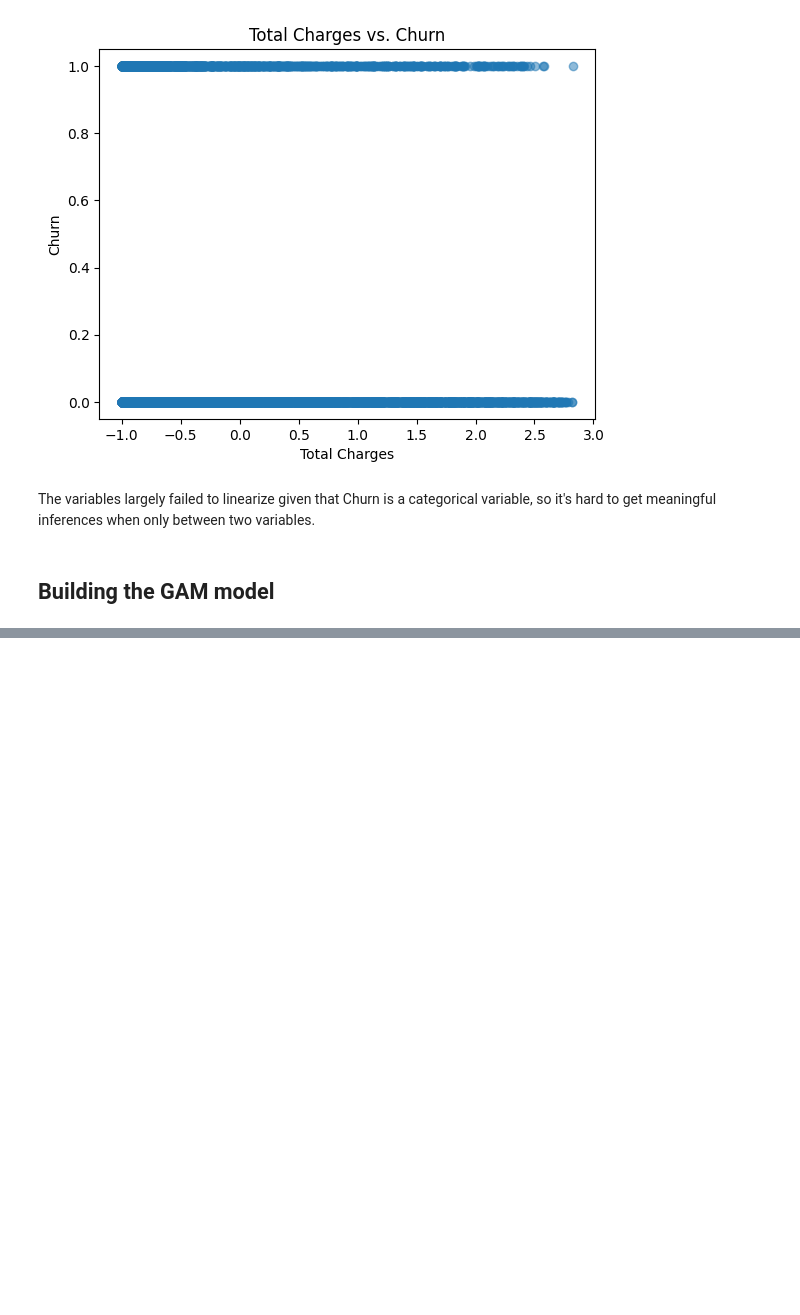
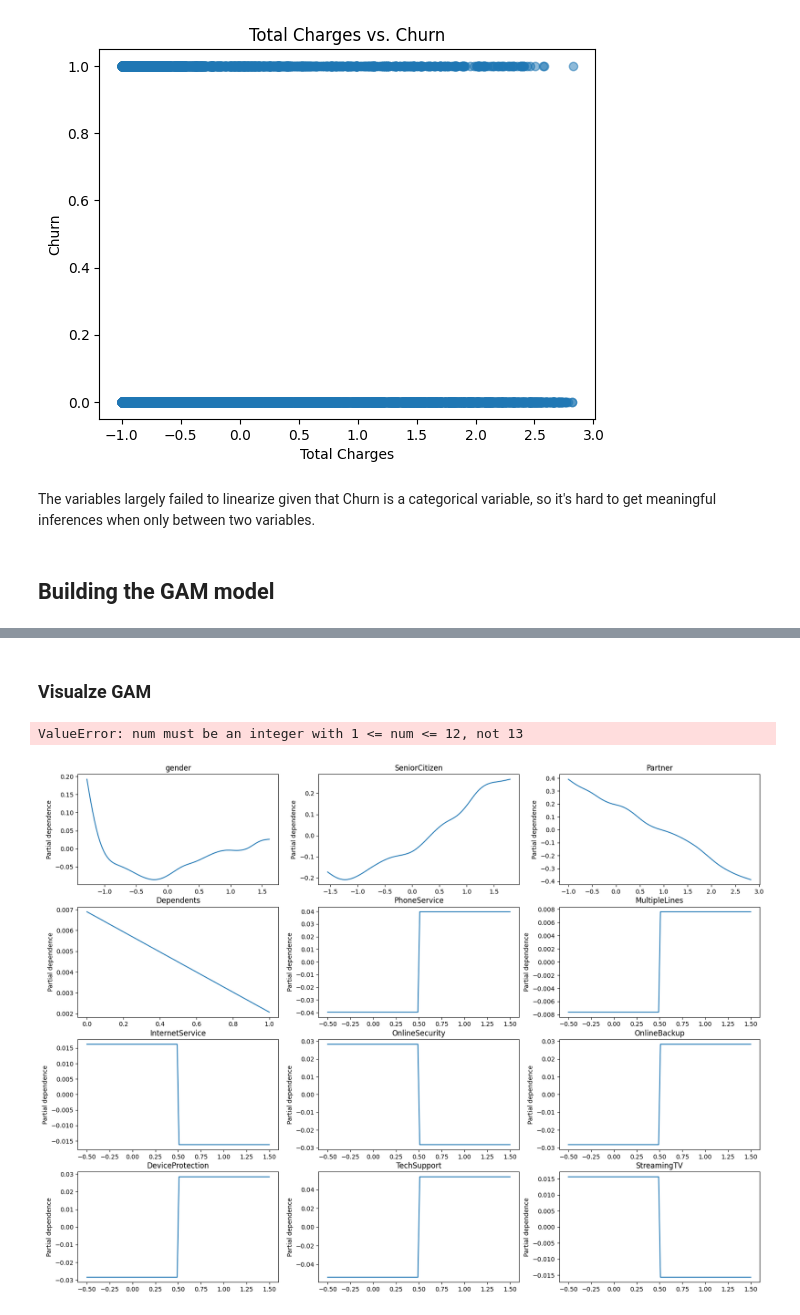
Before and after one commit to jothig22/Assumption-junction, a Jupyter notebook: JothiGupta_JKJ_gam.ipynb, the cells around one changed output, grey strips where cells are left out. Cells and saved outputs as stored; diff of their text form; code cells hidden in the pictures; blank space fills up the shorter version.

```diff
--- a/JothiGupta_JKJ_gam.ipynb
+++ b/JothiGupta_JKJ_gam.ipynb
@@ -218,0 +263,24 @@ ValueError: X data must not contain Inf nor NaN
+# %% [markdown]
+### Visualze GAM
+# %%
+# Plotting GAM model
+plt.figure(figsize=(20,15))
+plot_terms = [term for term in gam.terms if not term.isintercept]
+n_terms = len(plot_terms)
+
+plot_idx = 1
+for term in gam.terms:
+    if term.isintercept:
+        continue
+    plt.subplot(4, 3, plot_idx)
+    XX = gam.generate_X_grid(term=term.feature)
+    plt.plot(XX[:, term.feature], gam.partial_dependence(term=term.feature, X=XX))
+    plt.title(categorical_cols[term.feature])
+    plt.ylabel('Partial dependence')
+    plot_idx += 1
+
+plt.tight_layout()
+plt.show()
+# %% [output]
+ValueError: num must be an integer with 1 <= num <= 12, not 13
+[figure, added]
```
Also changed, not shown: parts of 5 cells of this notebook.
